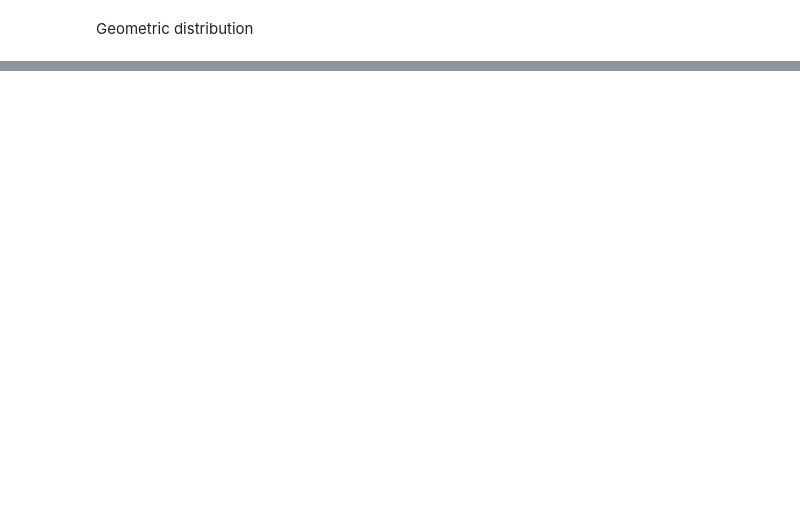
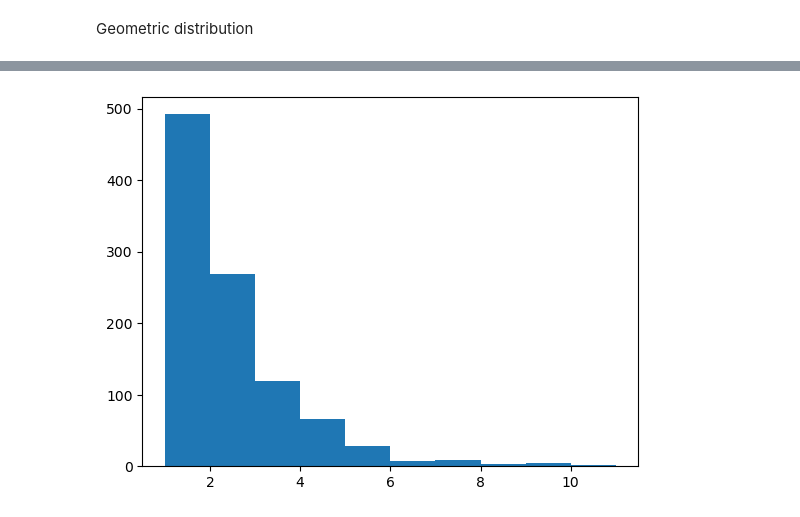
Before and after one commit to mchabrol/Monte-carlo, a Jupyter notebook: TD.ipynb, the cells around one changed output, grey strips where cells are left out. Drawn from its saved outputs; the diff is of its cells as text; code cells hidden in the pictures; blank space fills up the shorter version.

```diff
--- a/TD.ipynb
+++ b/TD.ipynb
@@ -74,0 +93,17 @@ def geom(p):
+# %%
+#correction inversion
+import numpy as np
+
+def Fm1(y,p):
+    return(np.ceil(np.log(1-y)/np.log(1-p)))
+def geominv(p):
+    u = np.random.rand()
+    return(Fm1(u,p))
+def testgeominv(p, N):
+    arr = np.zeros(N)
+    for i in range(N):
+        arr[i] = geominv(p)
+    plt.hist(arr)
+testgeominv(0.5, 1000)
+# %% [output]
+[figure, added]
```
Also changed, not shown: parts of 10 cells of this notebook.
